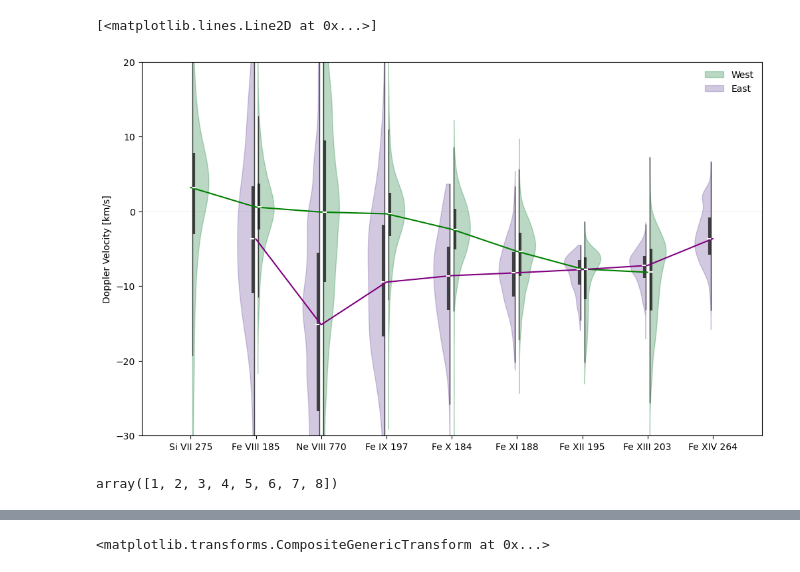
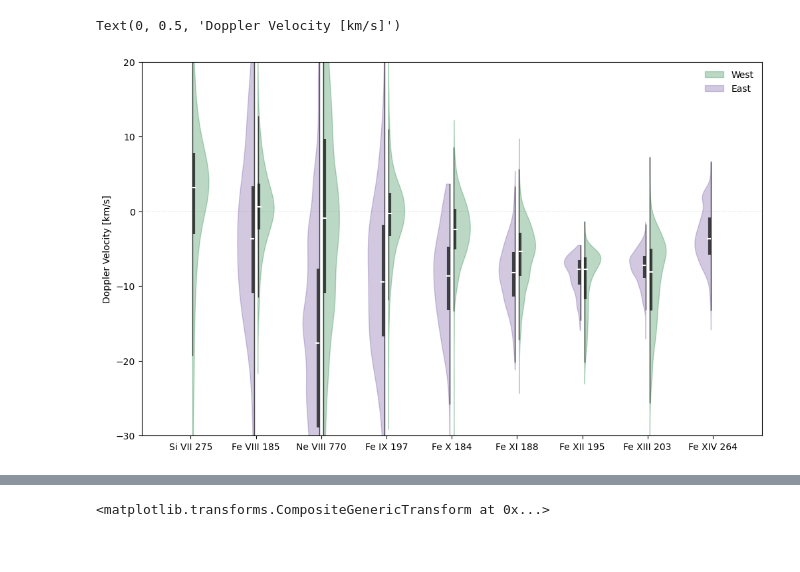
Before and after one commit to yjzhu-solar/EIS_DKIST_SolO, a Jupyter notebook: ipynb/eis/eis_dopper_vs_tmax_violin.ipynb, the cells around one changed output, grey strips where cells are left out. Drawn from its saved outputs; the diff is of its cells as text; code cells hidden in the pictures.

```diff
--- a/ipynb/eis/eis_dopper_vs_tmax_violin.ipynb
+++ b/ipynb/eis/eis_dopper_vs_tmax_violin.ipynb
@@ -110,38 +121,34 @@ for data in all_data_east:
     east_quartile1.append(np.percentile(data, 25))
     east_medians.append(np.percentile(data, 50))
     east_quartile3.append(np.percentile(data, 75))
 
 east_whiskers = np.array([
     adjacent_values(sorted_array, q1, q3)
     for sorted_array, q1, q3 in zip(all_data_east, east_quartile1, east_quartile3)])
 
 east_whiskers_min, east_whiskers_max = east_whiskers[:, 0], east_whiskers[:, 1]
 
 ln_quart_east = ax.vlines(position_east, east_quartile1, east_quartile3, color='#1C1C1C', linestyle='-', lw=3,
                         alpha=0.8)
 ln_quart_east.set_offsets([-4.9,0])
 ln_whisker_east = ax.vlines(position_east, east_whiskers_min, east_whiskers_max, color='#1C1C1C', linestyle='-', lw=1,
                         alpha=0.8)
 ln_whisker_east.set_offsets([-3,0])
 ln_median_east = ax.scatter(position_east-5.65/100, east_medians, marker='_', color='white', s=14,zorder=5)
 
 
 ax.legend([vp_west['bodies'][0], vp_east['bodies'][0]], ['West', 'East'], frameon=False)
 ax.axhline(0, color='grey', lw=0.5, ls=':',alpha=0.5, zorder=0)
 
 ax.set_xticks(np.arange(1, len(labels) + 1), labels=labels)
 ax.set_xlim(0.25, len(labels) + 0.75)
 ax.set_ylim(-30,20)
 ax.set_ylabel('Doppler Velocity [km/s]')
 
-ax.plot(position_west, west_medians, color='green')
-ax.plot(position_east, east_medians, color='purple')
+# ax.plot(position_west, west_medians, color='green')
+# ax.plot(position_east, east_medians, color='purple')
 
 # plt.savefig('../../figs/test_figs/DopplerViolin.pdf', dpi=300, bbox_inches='tight')
 # %% [output]
-[<matplotlib.lines.Line2D at 0x...>]
+Text(0, 0.5, 'Doppler Velocity [km/s]')
-[figure, old version]
+[figure, new version]
-# %%
-position_west
-# %% [output]
-array([1, 2, 3, 4, 5, 6, 7, 8])
```
Also changed, not shown: parts of 5 cells of this notebook, 10 other files.
